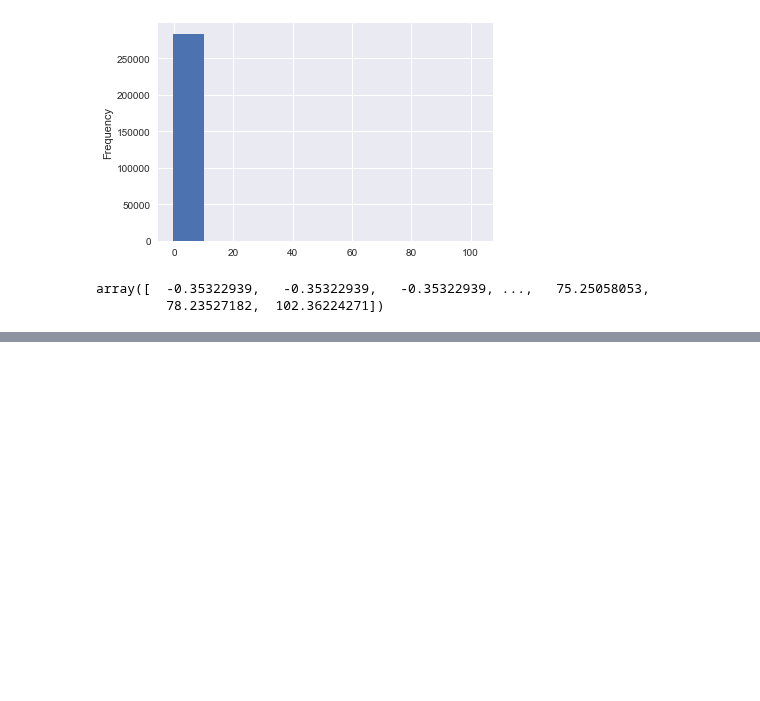
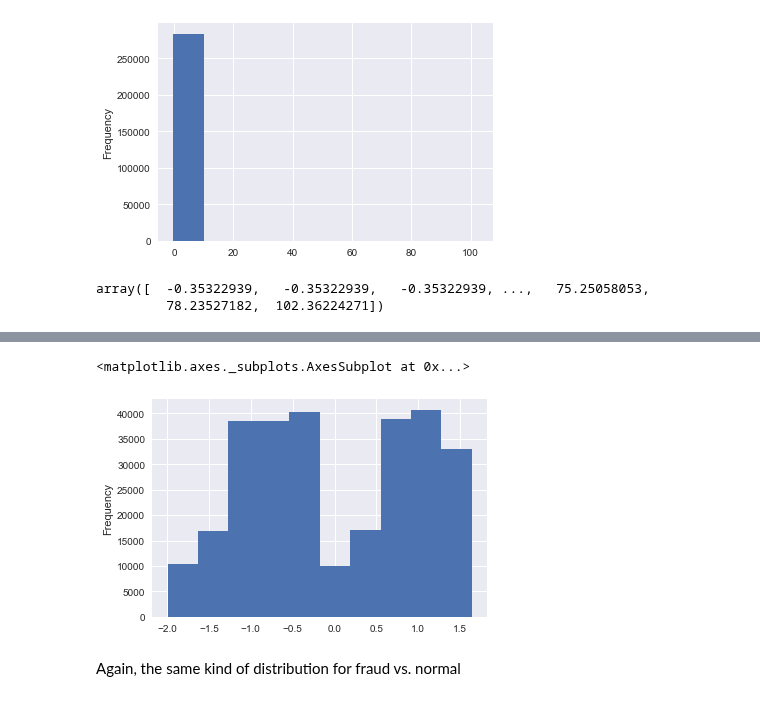
Before and after one commit to sushant2811/CreditCardFraudDetection, a Jupyter notebook: CreditCardFraudDetection.ipynb, the cells around one changed output, grey strips where cells are left out. Cells and saved outputs as stored; diff of their text form; code cells hidden in the pictures; blank space fills up the shorter version.

```diff
--- a/CreditCardFraudDetection.ipynb
+++ b/CreditCardFraudDetection.ipynb
@@ -261,0 +267,7 @@ So, fraud transactions where done for both small and large amount
+# %%
+NormalTransaction['normTime'].plot.hist()
+# %% [output]
+<matplotlib.axes._subplots.AxesSubplot at 0x...>
+[figure, added]
+# %% [markdown]
+Again, the same kind of distribution for fraud vs. normal
```
Also changed, not shown: parts of 2 cells of this notebook.
